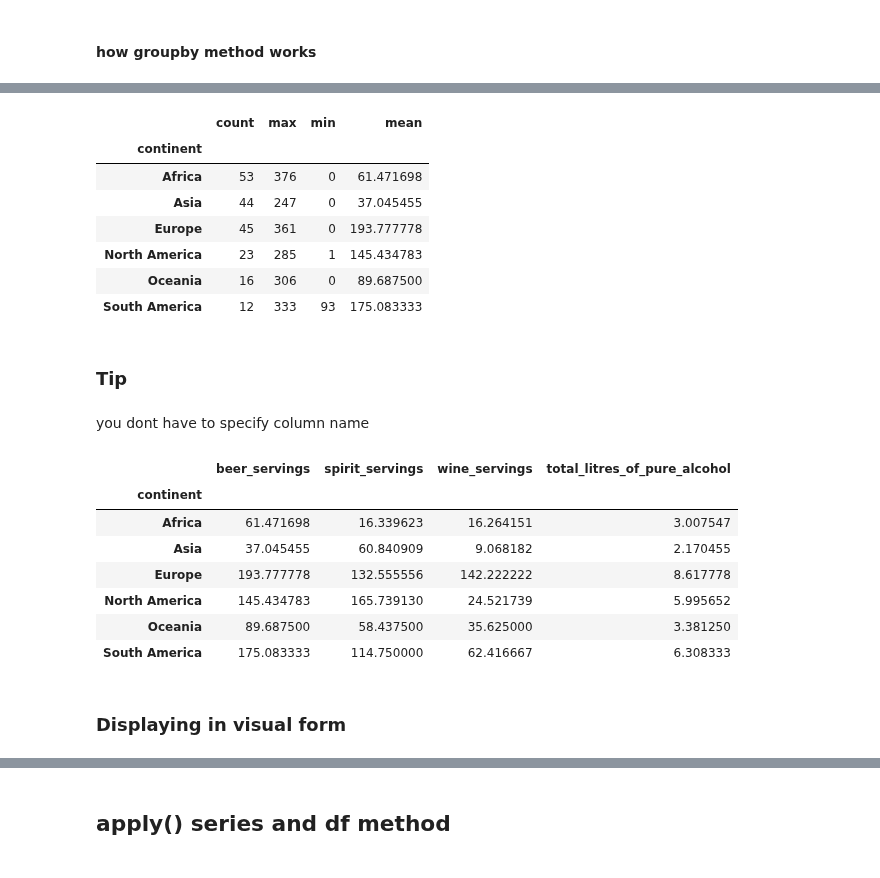
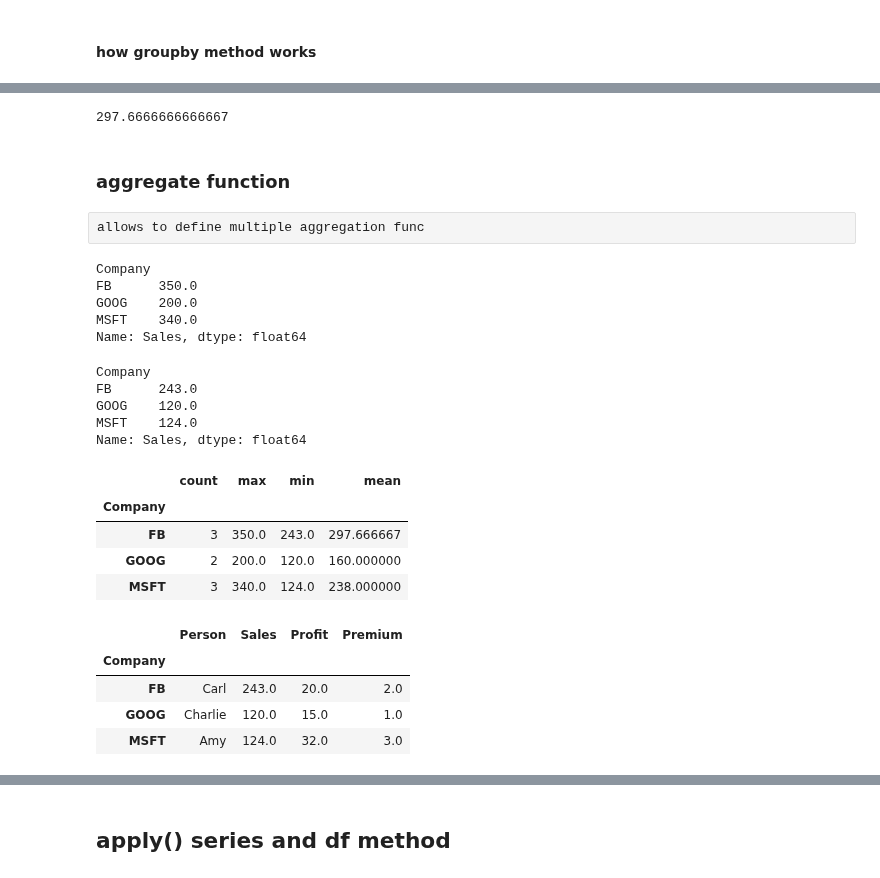
Before and after one commit to GurkanGitHub/Python, a Jupyter notebook: pandas_df_methods.ipynb, the cells around one changed output, grey strips where cells are left out. Drawn from its saved outputs; the diff is of its cells as text; code cells hidden in the pictures.

```diff
--- a/pandas_df_methods.ipynb
+++ b/pandas_df_methods.ipynb
@@ -435,7 +431,9 @@ This can be used to group large amounts of data and compute operations on these
 # %%
-data = {"Company": ["GOOG", "GOOG", "MSFT", "MSFT", "FB", "FB"],
-       "Person": ["Sam", "Charlie", "Amy", "Vanessa", "Carl", "Sarah"],
-       "Sales": [200, 120, 340, 124, 243, 350]}
+data = {"Company": ["GOOG", "GOOG", "MSFT", "MSFT", "FB", "FB", "GOOG", "MSFT", "FB"],
+       "Person": ["Sam", "Charlie", "Amy", "Vanessa", "Carl", "Sarah", "John", "Ed", "Chris"],
+       "Sales": [200, 120, 340, 124, 243, 350, np.nan, 250, 300],
+       "Profit": [25, 15, 40, np.nan, 20, 30, 25, 32, 24],
+       "Premium": [2, 1.5, 3, 3, 2, 2, 1, 3, np.nan]}
 df = pd.DataFrame(data)
 df
 # %% [output]
@@ -476,3 +588,0 @@ drinks = pd.read_csv("http://bit.ly/drinksbycountry")
-# %%
-df = sns.load_dataset("planets")
-df.head()
@@ -611,2 +588,0 @@ data= {"Company": ["GOOG", "GOOG", "MSFT",'MSFT', "FB", "FB"],
-# %%
-df= pd.DataFrame(data)
@@ -723,3 +588,0 @@ datam.groupby("class").mean()
-# %%
-df = pd.DataFrame({'Animal': ['Falcon', 'Falcon','Parrot', 'Parrot'],
-                   'Max Speed': [380., 370., 24., 26.]})
@@ -816,28 +600,40 @@ Name: beer_servings, dtype: int64
+# %%
+df[df.Company=="FB"].Sales.mean()
+# %% [output]
+297.6666666666667
+# %% [markdown]
+### aggregate function
+# %% [raw]
+allows to define multiple aggregation func
+# %%
+df.groupby("Company")["Sales"].max()
+# %% [output]
+Company
+FB      350.0
+GOOG    200.0
+MSFT    340.0
+Name: Sales, dtype: float64
+# %%
+df.groupby("Company")["Sales"].min()
+# %% [output]
+Company
+FB      243.0
+GOOG    120.0
+MSFT    124.0
+Name: Sales, dtype: float64
 # %%
-drinks.groupby("continent").beer_servings.agg(["count", "max", "min", "mean"])
+df.groupby("Company")["Sales"].agg(["count", "max", "min", "mean"])
 # %% [output]
 |  | count | max | min | mean |
-| continent |  |  |  |  |
-| Africa | 53 | 376 | 0 | 61.471698 |
-| Asia | 44 | 247 | 0 | 37.045455 |
-| Europe | 45 | 361 | 0 | 193.777778 |
-| North America | 23 | 285 | 1 | 145.434783 |
-| Oceania | 16 | 306 | 0 | 89.687500 |
-| South America | 12 | 333 | 93 | 175.083333 |
+| Company |  |  |  |  |
+| FB | 3 | 350.0 | 243.0 | 297.666667 |
+| GOOG | 2 | 200.0 | 120.0 | 160.000000 |
+| MSFT | 3 | 340.0 | 124.0 | 238.000000 |
-# %% [markdown]
-### Tip
-# %% [markdown]
-you dont have to specify column name
-# %%
-drinks.groupby("continent").mean()
-# %% [output]
-|  | beer_servings | spirit_servings | wine_servings | total_litres_of_pure_alcohol |
-| continent |  |  |  |  |
-| Africa | 61.471698 | 16.339623 | 16.264151 | 3.007547 |
-| Asia | 37.045455 | 60.840909 | 9.068182 | 2.170455 |
-| Europe | 193.777778 | 132.555556 | 142.222222 | 8.617778 |
-| North America | 145.434783 | 165.739130 | 24.521739 | 5.995652 |
-| Oceania | 89.687500 | 58.437500 | 35.625000 | 3.381250 |
-| South America | 175.083333 | 114.750000 | 62.416667 | 6.308333 |
-# %% [markdown]
-### Displaying in visual form
+# %%
+df.groupby(by = "Company").aggregate(np.min)
+# %% [output]
+|  | Person | Sales | Profit | Premium |
+| Company |  |  |  |  |
+| FB | Carl | 243.0 | 20.0 | 2.0 |
+| GOOG | Charlie | 120.0 | 15.0 | 1.0 |
+| MSFT | Amy | 124.0 | 32.0 | 3.0 |
```
Also changed, not shown: parts of 102 cells of this notebook, 12 other files.
